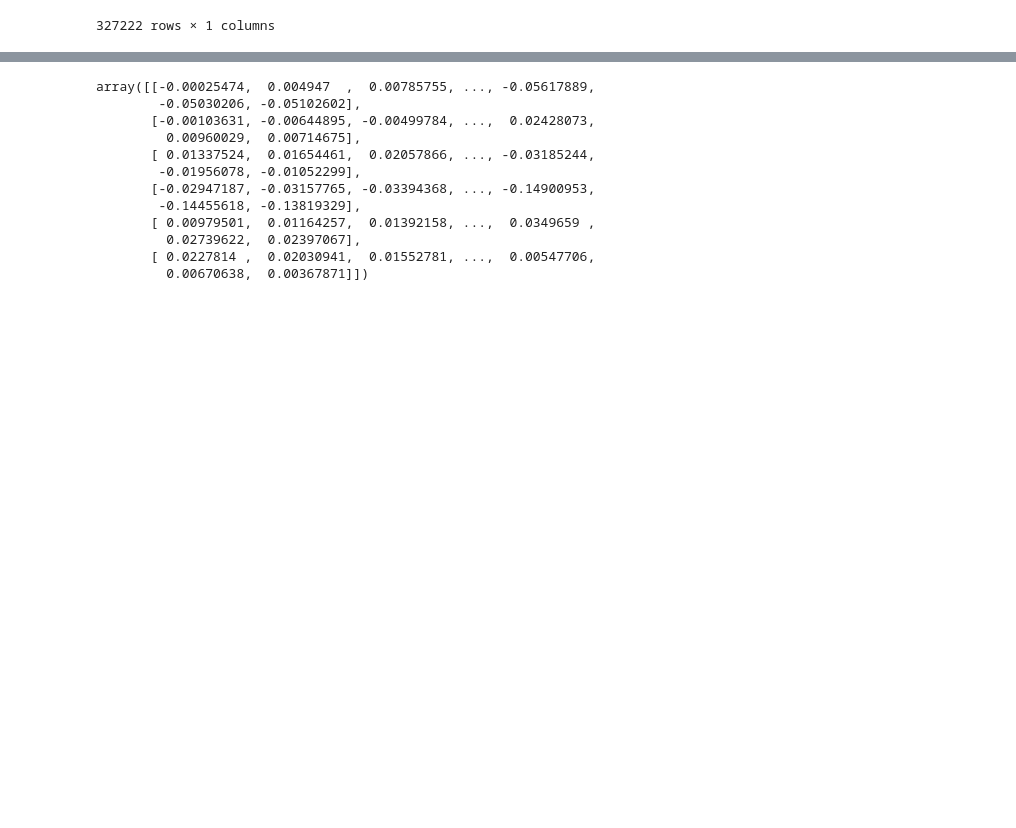
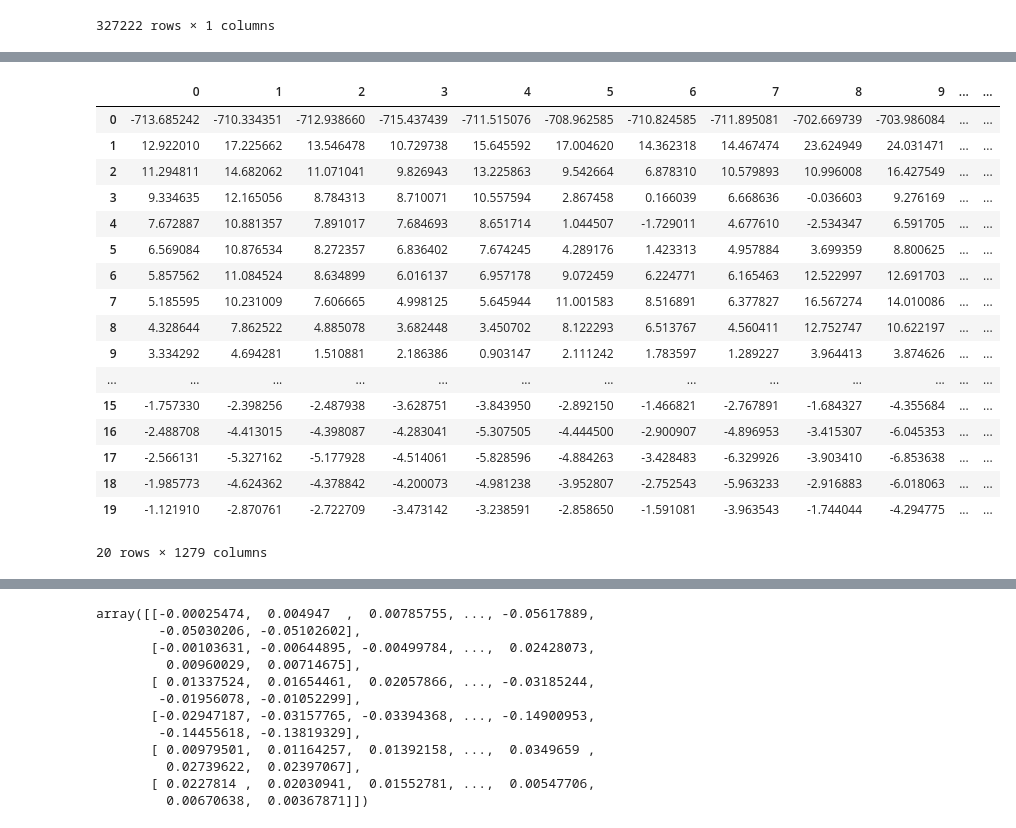
Before and after one commit to Anusarakh/thesis, a Jupyter notebook: music_Ex_test 27.6.66 .ipynb, the cells around one changed output, grey strips where cells are left out. Drawn from its saved outputs; the diff is of its cells as text; code cells hidden in the pictures; blank space fills up the shorter version.

```diff
--- a/music_Ex_test 27.6.66 .ipynb
+++ b/music_Ex_test 27.6.66 .ipynb
@@ -279,0 +90,22 @@ data_set
+# %%
+df_mfcc = pd.DataFrame(mfcc)
+df_mfcc
+# %% [output]
+|  | 0 | 1 | 2 | 3 | 4 | 5 | 6 | 7 | 8 | 9 | ... | ... |
+| 0 | -713.685242 | -710.334351 | -712.938660 | -715.437439 | -711.515076 | -708.962585 | -710.824585 | -711.895081 | -702.669739 | -703.986084 | ... | ... |
+| 1 | 12.922010 | 17.225662 | 13.546478 | 10.729738 | 15.645592 | 17.004620 | 14.362318 | 14.467474 | 23.624949 | 24.031471 | ... | ... |
+| 2 | 11.294811 | 14.682062 | 11.071041 | 9.826943 | 13.225863 | 9.542664 | 6.878310 | 10.579893 | 10.996008 | 16.427549 | ... | ... |
+| 3 | 9.334635 | 12.165056 | 8.784313 | 8.710071 | 10.557594 | 2.867458 | 0.166039 | 6.668636 | -0.036603 | 9.276169 | ... | ... |
+| 4 | 7.672887 | 10.881357 | 7.891017 | 7.684693 | 8.651714 | 1.044507 | -1.729011 | 4.677610 | -2.534347 | 6.591705 | ... | ... |
+| 5 | 6.569084 | 10.876534 | 8.272357 | 6.836402 | 7.674245 | 4.289176 | 1.423313 | 4.957884 | 3.699359 | 8.800625 | ... | ... |
+| 6 | 5.857562 | 11.084524 | 8.634899 | 6.016137 | 6.957178 | 9.072459 | 6.224771 | 6.165463 | 12.522997 | 12.691703 | ... | ... |
+| 7 | 5.185595 | 10.231009 | 7.606665 | 4.998125 | 5.645944 | 11.001583 | 8.516891 | 6.377827 | 16.567274 | 14.010086 | ... | ... |
+| 8 | 4.328644 | 7.862522 | 4.885078 | 3.682448 | 3.450702 | 8.122293 | 6.513767 | 4.560411 | 12.752747 | 10.622197 | ... | ... |
+| 9 | 3.334292 | 4.694281 | 1.510881 | 2.186386 | 0.903147 | 2.111242 | 1.783597 | 1.289227 | 3.964413 | 3.874626 | ... | ... |
+| ... | ... | ... | ... | ... | ... | ... | ... | ... | ... | ... | ... | ... |
+| 15 | -1.757330 | -2.398256 | -2.487938 | -3.628751 | -3.843950 | -2.892150 | -1.466821 | -2.767891 | -1.684327 | -4.355684 | ... | ... |
+| 16 | -2.488708 | -4.413015 | -4.398087 | -4.283041 | -5.307505 | -4.444500 | -2.900907 | -4.896953 | -3.415307 | -6.045353 | ... | ... |
+| 17 | -2.566131 | -5.327162 | -5.177928 | -4.514061 | -5.828596 | -4.884263 | -3.428483 | -6.329926 | -3.903410 | -6.853638 | ... | ... |
+| 18 | -1.985773 | -4.624362 | -4.378842 | -4.200073 | -4.981238 | -3.952807 | -2.752543 | -5.963233 | -2.916883 | -6.018063 | ... | ... |
+| 19 | -1.121910 | -2.870761 | -2.722709 | -3.473142 | -3.238591 | -2.858650 | -1.591081 | -3.963543 | -1.744044 | -4.294775 | ... | ... |
+20 rows × 1279 columns
```
Also changed, not shown: parts of 42 cells of this notebook.
